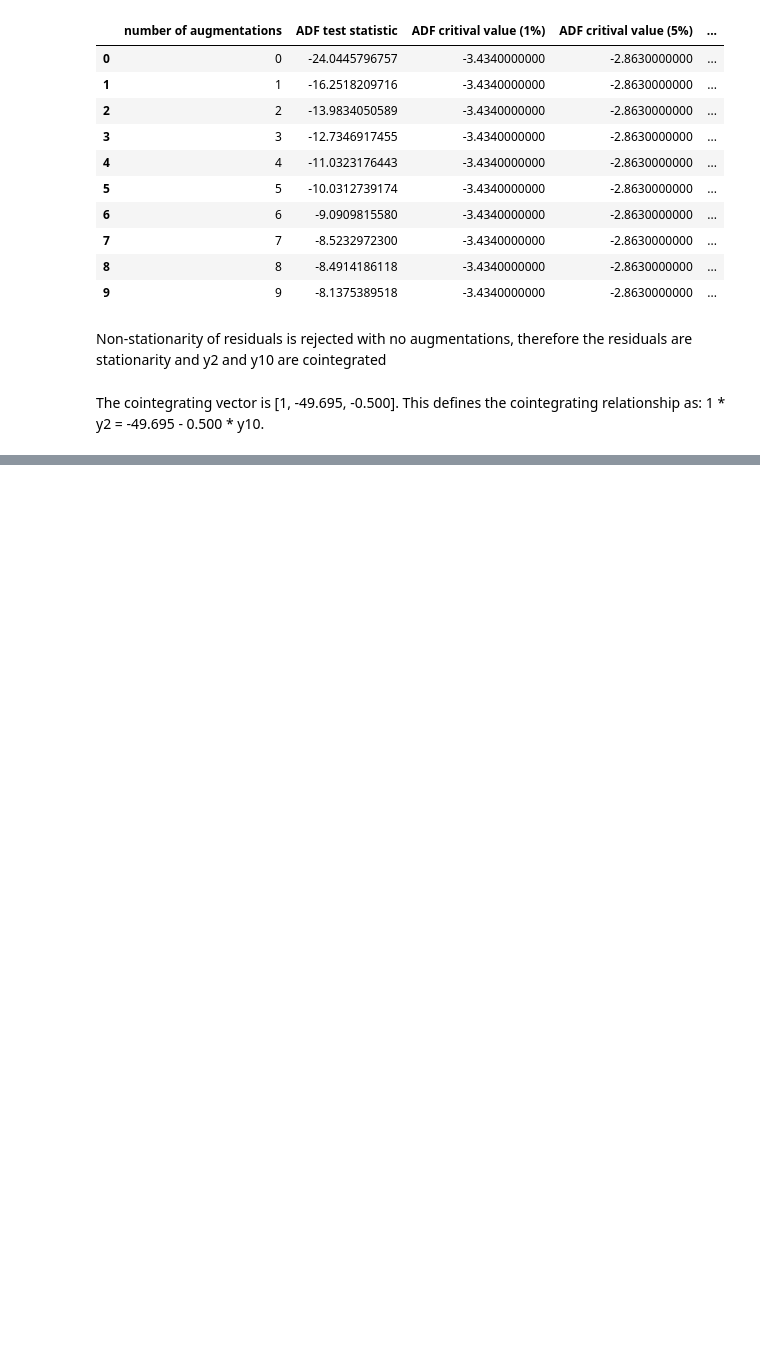
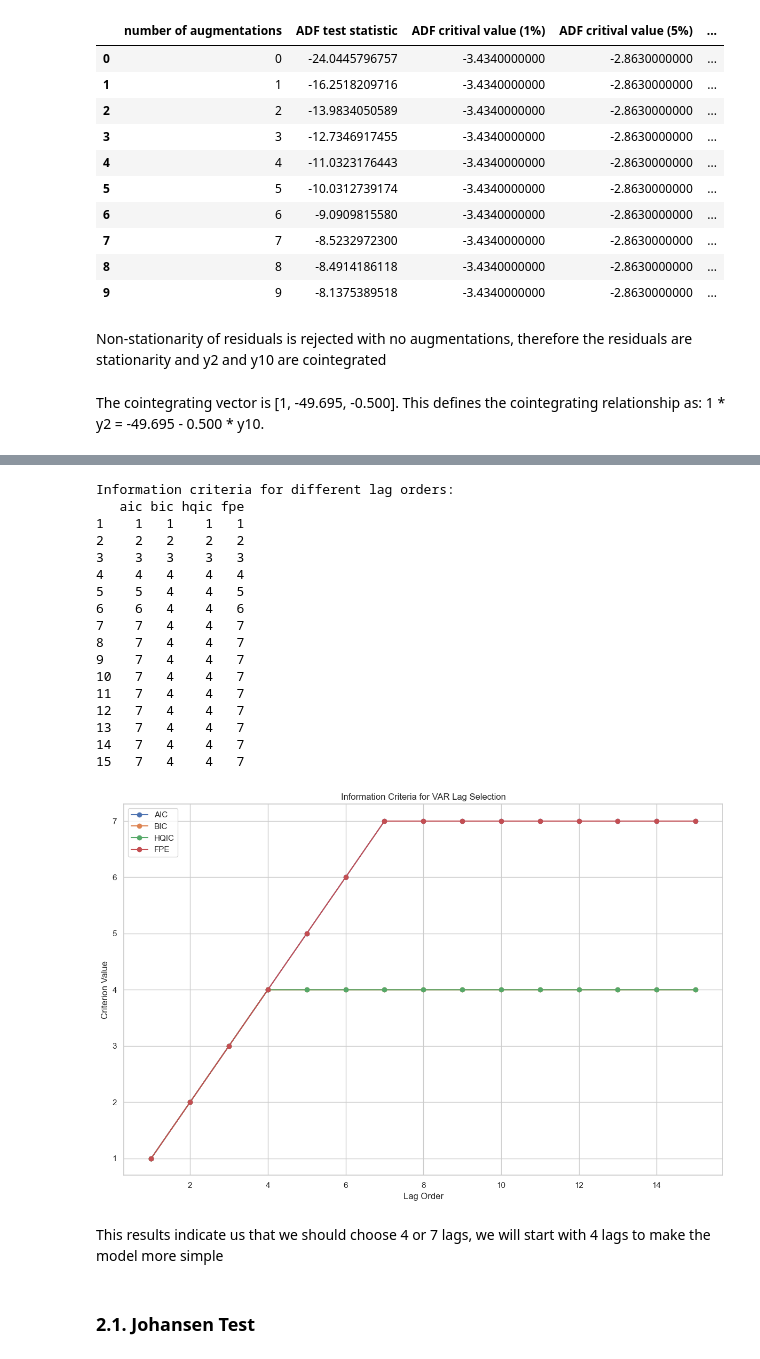
Before and after one commit to isidromoroso/TSA_project, a Jupyter notebook: TSA_project.ipynb, the cells around one changed output, grey strips where cells are left out. Drawn from its saved outputs; the diff is of its cells as text; code cells hidden in the pictures; blank space fills up the shorter version.

```diff
--- a/TSA_project.ipynb
+++ b/TSA_project.ipynb
@@ -319,0 +365,6 @@ The cointegrating vector is [1, -49.695, -0.500]. This defines the cointegrating
+# %%
+# Fit a VAR model to the data
+model = VAR(train_df[["y2", "y10"]], freq="D")
+results = model.select_order(maxlags=15)
+print("\nLag selection results:")
+print(results.summary())
@@ -319,0 +389,60 @@ The cointegrating vector is [1, -49.695, -0.500]. This defines the cointegrating
+# %%
+# Function to select optimal lag order
+def select_var_order(data, max_lags=5):
+    # Create a VAR model
+    model = VAR(data)
+
+    # Determine information criteria for different lag orders
+    results = {}
+    for i in range(1, max_lags + 1):
+        results[i] = model.select_order(i)
+
+    # Create a DataFrame to display the results
+    criteria = ['aic', 'bic', 'hqic', 'fpe']
+    order_df = pd.DataFrame(index=range(1, max_lags + 1), columns=criteria)
+
+    for i in range(1, max_lags + 1):
+        for criterion in criteria:
+            order_df.loc[i, criterion] = getattr(results[i], criterion)
+
+    return order_df
+
+# Select optimal lag order
+lag_order_results = select_var_order(train_df[["y2", "y10"]], max_lags=15)
+print("Information criteria for different lag orders:")
+print(lag_order_results)
+
+# Plot the information criteria
+plt.figure(figsize=(12, 8))
+for column in lag_order_results.columns:
+    plt.plot(lag_order_results.index, lag_order_results[column], marker='o', label=column.upper())
+plt.xlabel('Lag Order')
+plt.ylabel('Criterion Value')
+plt.title('Information Criteria for VAR Lag Selection')
+plt.legend()
+plt.grid(True)
+plt.tight_layout()
+plt.show()
+# %% [output]
+Information criteria for different lag orders:
+   aic bic hqic fpe
+1    1   1    1   1
+2    2   2    2   2
+3    3   3    3   3
+4    4   4    4   4
+5    5   4    4   5
+6    6   4    4   6
+7    7   4    4   7
+8    7   4    4   7
+9    7   4    4   7
+10   7   4    4   7
+11   7   4    4   7
+12   7   4    4   7
+13   7   4    4   7
+14   7   4    4   7
+15   7   4    4   7
+[figure, added]
+# %% [markdown]
+This results indicate us that we should choose 4 or 7 lags, we will start with 4 lags to make the model more simple
+# %% [markdown]
+### 2.1. Johansen Test
```
Also changed, not shown: parts of 48 cells of this notebook.
